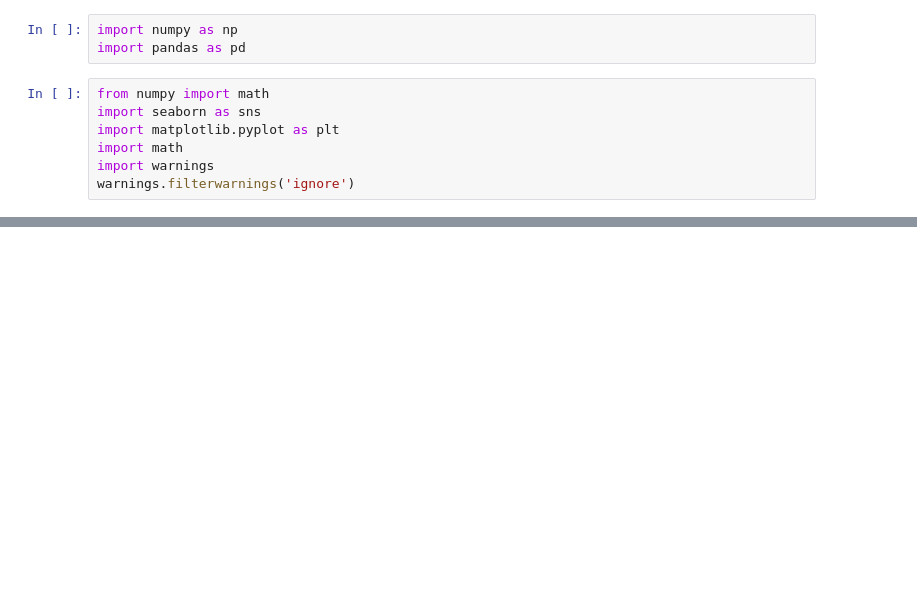
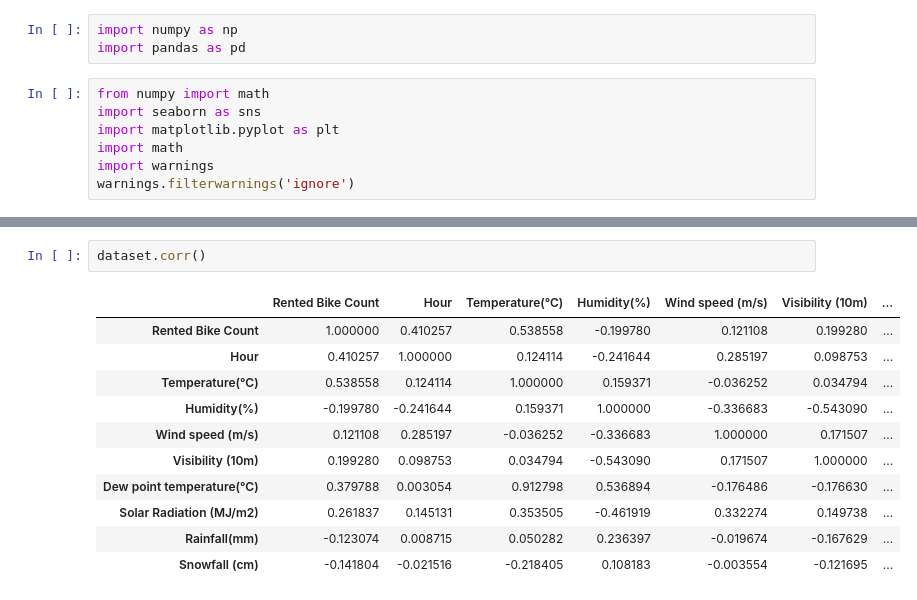
Before and after one commit to ShreedarshM/Bike-Sharing-Demand, a Jupyter notebook: Bike_Sharing_Demand_Prediction_Capstone_Project.ipynb, the cells around one changed output, grey strips where cells are left out. Saved outputs shown, nothing was run; the diff lists cells and outputs as text; blank space fills up the shorter version.

```diff
--- a/Bike_Sharing_Demand_Prediction_Capstone_Project.ipynb
+++ b/Bike_Sharing_Demand_Prediction_Capstone_Project.ipynb
@@ -40,0 +105,14 @@ warnings.filterwarnings('ignore')
+# %%
+dataset.corr()
+# %% [output]
+|  | Rented Bike Count | Hour | Temperature(°C) | Humidity(%) | Wind speed (m/s) | Visibility (10m) | ... |
+| Rented Bike Count | 1.000000 | 0.410257 | 0.538558 | -0.199780 | 0.121108 | 0.199280 | ... |
+| Hour | 0.410257 | 1.000000 | 0.124114 | -0.241644 | 0.285197 | 0.098753 | ... |
+| Temperature(°C) | 0.538558 | 0.124114 | 1.000000 | 0.159371 | -0.036252 | 0.034794 | ... |
+| Humidity(%) | -0.199780 | -0.241644 | 0.159371 | 1.000000 | -0.336683 | -0.543090 | ... |
+| Wind speed (m/s) | 0.121108 | 0.285197 | -0.036252 | -0.336683 | 1.000000 | 0.171507 | ... |
+| Visibility (10m) | 0.199280 | 0.098753 | 0.034794 | -0.543090 | 0.171507 | 1.000000 | ... |
+| Dew point temperature(°C) | 0.379788 | 0.003054 | 0.912798 | 0.536894 | -0.176486 | -0.176630 | ... |
+| Solar Radiation (MJ/m2) | 0.261837 | 0.145131 | 0.353505 | -0.461919 | 0.332274 | 0.149738 | ... |
+| Rainfall(mm) | -0.123074 | 0.008715 | 0.050282 | 0.236397 | -0.019674 | -0.167629 | ... |
+| Snowfall (cm) | -0.141804 | -0.021516 | -0.218405 | 0.108183 | -0.003554 | -0.121695 | ... |
```
Also changed, not shown: parts of 9 cells of this notebook.
